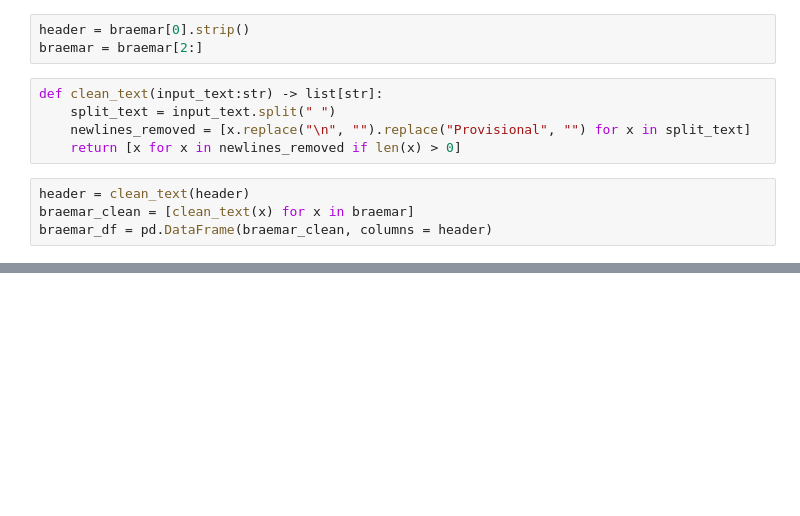
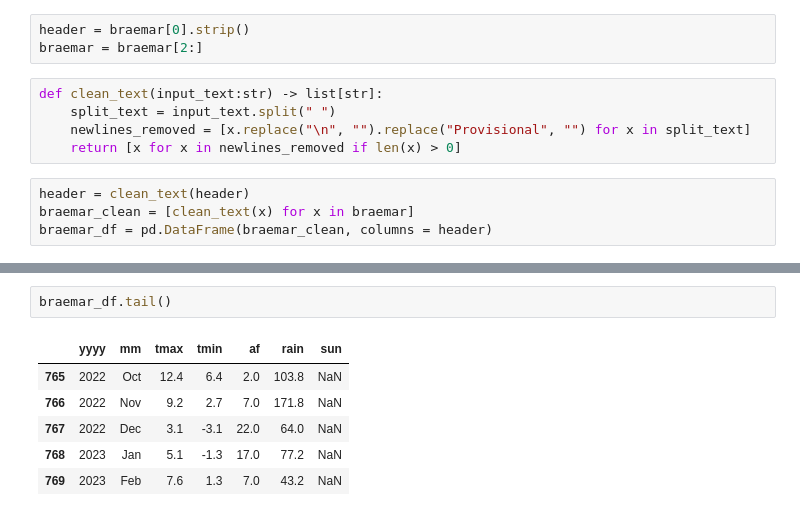
Before and after one commit to jmoro0408/DataVis, a Jupyter notebook: UK Temperature/temp_plotting.ipynb, the cells around one changed output, grey strips where cells are left out. Drawn from its saved outputs; the diff is of its cells as text; blank space fills up the shorter version.

```diff
--- a/UK Temperature/temp_plotting.ipynb
+++ b/UK Temperature/temp_plotting.ipynb
@@ -27,0 +87,9 @@ braemar_df = pd.DataFrame(braemar_clean, columns = header)
+# %%
+braemar_df.tail()
+# %% [output]
+|  | yyyy | mm | tmax | tmin | af | rain | sun |
+| 765 | 2022 | Oct | 12.4 | 6.4 | 2.0 | 103.8 | NaN |
+| 766 | 2022 | Nov | 9.2 | 2.7 | 7.0 | 171.8 | NaN |
+| 767 | 2022 | Dec | 3.1 | -3.1 | 22.0 | 64.0 | NaN |
+| 768 | 2023 | Jan | 5.1 | -1.3 | 17.0 | 77.2 | NaN |
+| 769 | 2023 | Feb | 7.6 | 1.3 | 7.0 | 43.2 | NaN |
```
Also changed, not shown: parts of 11 cells of this notebook.
